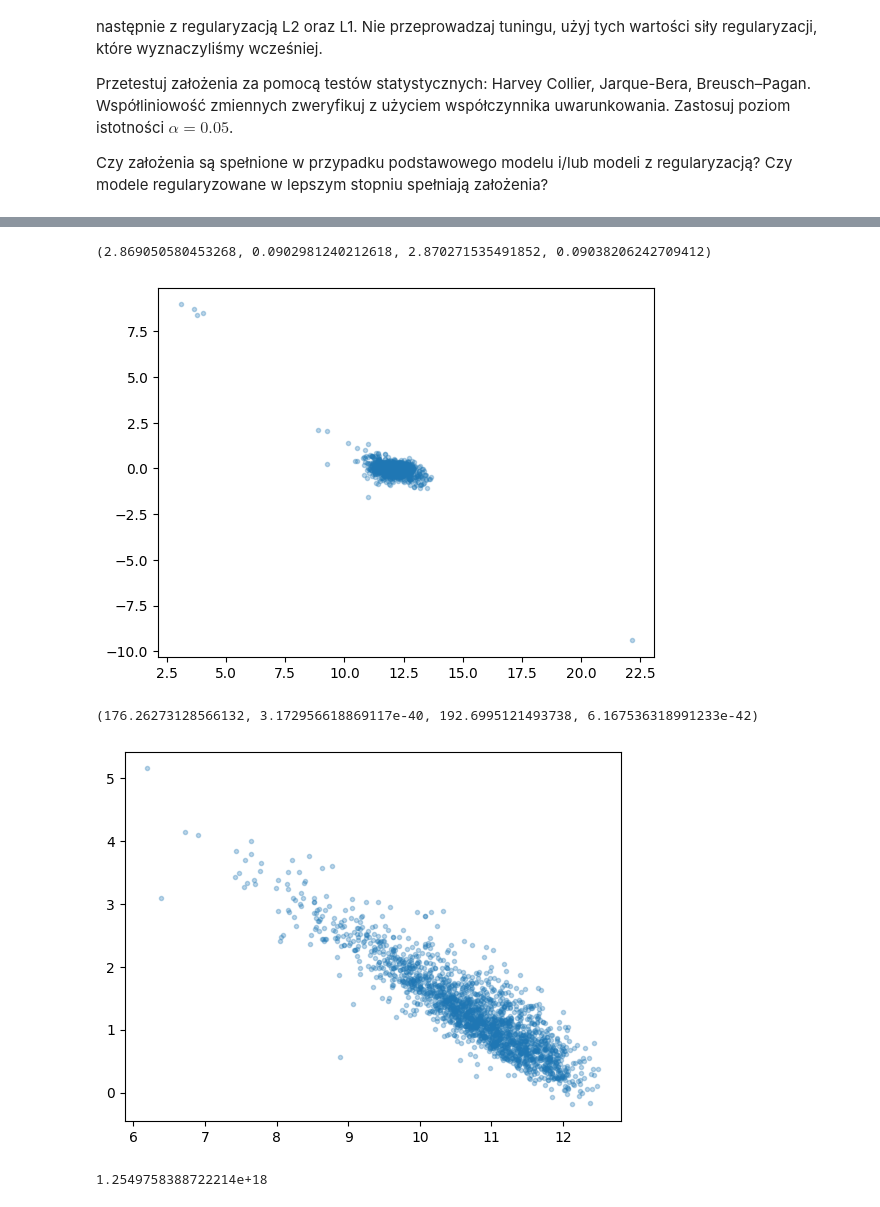
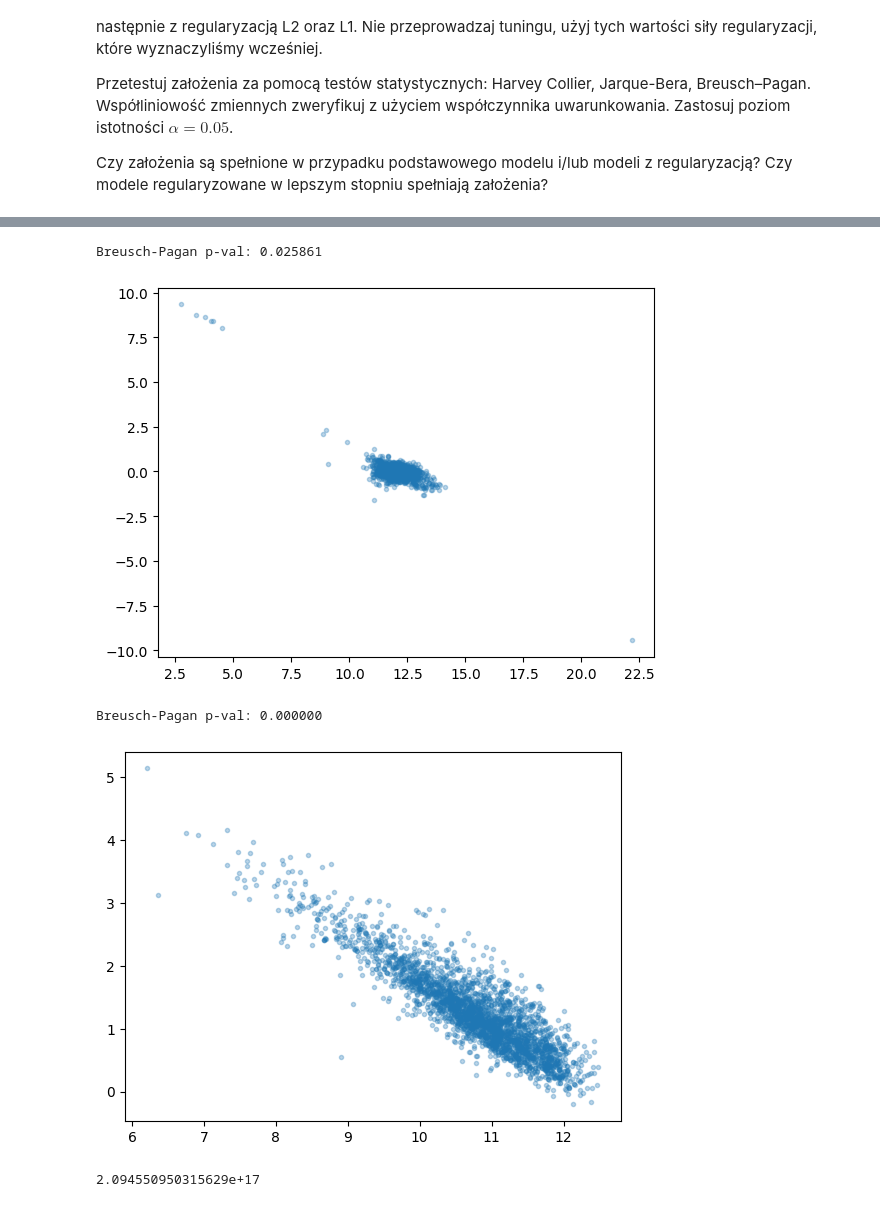
Before and after one commit to barhanc/artificial-intelligence-fundamentals, a Jupyter notebook: lab1/lab_1.ipynb, the cells around one changed output, grey strips where cells are left out. Cells and saved outputs as stored; diff of their text form; code cells hidden in the pictures.

```diff
--- a/lab1/lab_1.ipynb
+++ b/lab1/lab_1.ipynb
@@ -1654,9 +1641,7 @@ y = df.pop("SalePrice")
 categorical_features = df.select_dtypes(include="object").columns
 numerical_features = df.select_dtypes(exclude="object").columns
 
-X_train, X_test, y_train, y_test = train_test_split(
-    df, y, test_size=0.3, random_state=0
-)
+X_train, X_test, y_train, y_test = train_test_split(df, y, test_size=0.05, random_state=0)
 
 one_hot_encoder = OneHotEncoder(drop="first", sparse_output=False, handle_unknown="ignore")
 median_imputer = SimpleImputer(strategy="median")
@@ -1753,25 +1743,31 @@ plt.scatter(results.fittedvalues, resid, alpha=0.3, marker=".")
 # %%
-plt.scatter(results_l1.fittedvalues, resid_l1, alpha=0.3, marker=".")
 print(
-    ssd.het_breuschpagan(
-        resid_l1,
-        np.hstack((np.ones_like(y_train).reshape(-1, 1), y_train.to_numpy().reshape(-1, 1))),
+    "Breusch-Pagan p-val: {:.6f}".format(
+        ssd.het_breuschpagan(
+            resid_l1,
+            np.hstack((np.ones_like(y_train).reshape(-1, 1), y_train.to_numpy().reshape(-1, 1))),
+        )[1]
     )
 )
+plt.scatter(results_l1.fittedvalues, resid_l1, alpha=0.3, marker=".")
+plt.show()
 # %% [output]
-(2.869050580453268, 0.0902981240212618, 2.870271535491852, 0.09038206242709412)
+Breusch-Pagan p-val: 0.025861
-[figure, old version]
+[figure, new version]
 # %%
-plt.scatter(results_l2.fittedvalues, resid_l2, alpha=0.3, marker=".")
 print(
-    ssd.het_breuschpagan(
-        resid_l2,
-        np.hstack((np.ones_like(y_train).reshape(-1, 1), y_train.to_numpy().reshape(-1, 1))),
+    "Breusch-Pagan p-val: {:.6f}".format(
+        ssd.het_breuschpagan(
+            resid_l2,
+            np.hstack((np.ones_like(y_train).reshape(-1, 1), y_train.to_numpy().reshape(-1, 1))),
+        )[1]
     )
 )
+plt.scatter(results_l2.fittedvalues, resid_l2, alpha=0.3, marker=".")
+plt.show()
 # %% [output]
-(176.26273128566132, 3.172956618869117e-40, 192.6995121493738, 6.167536318991233e-42)
+Breusch-Pagan p-val: 0.000000
-[figure, old version]
+[figure, new version]
 # %%
 # Uwarunkowanie macierzy X
 # ------------------------
@@ -1780,4 +1776,4 @@ from numpy.linalg import cond
 
 print(cond(X_train))
 # %% [output]
-1.2549758388722214e+18
+2.094550950315629e+17
```
Also changed, not shown: parts of 18 cells of this notebook, 1 other file.
